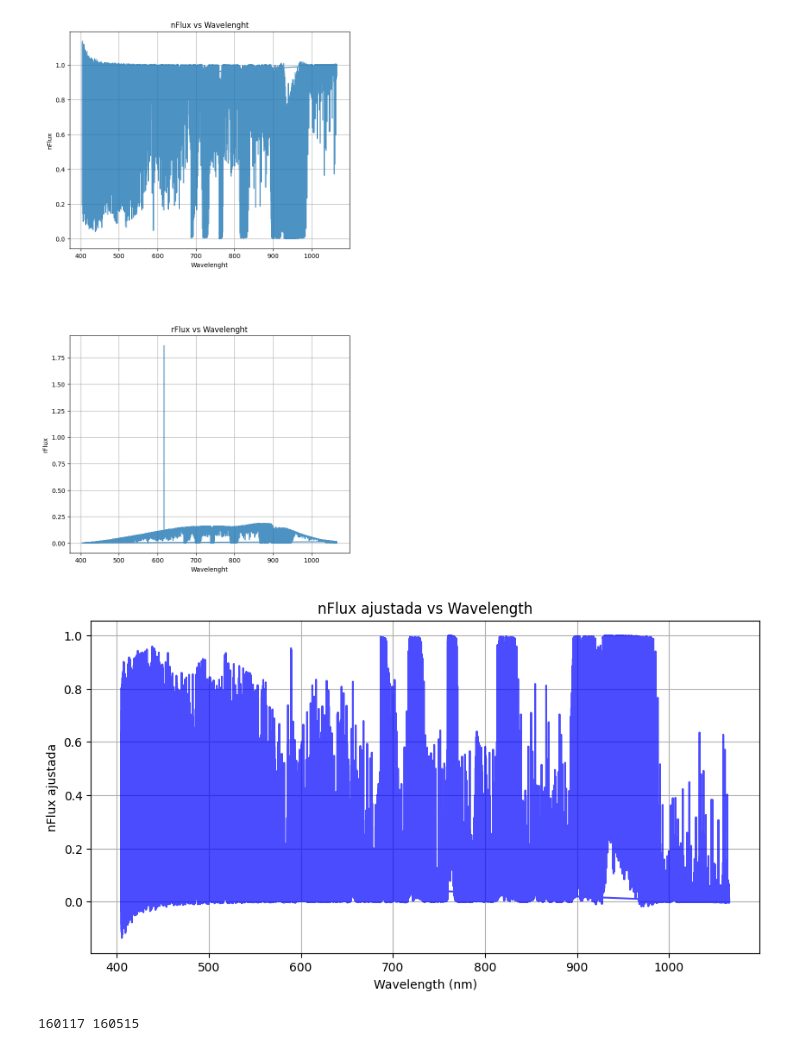
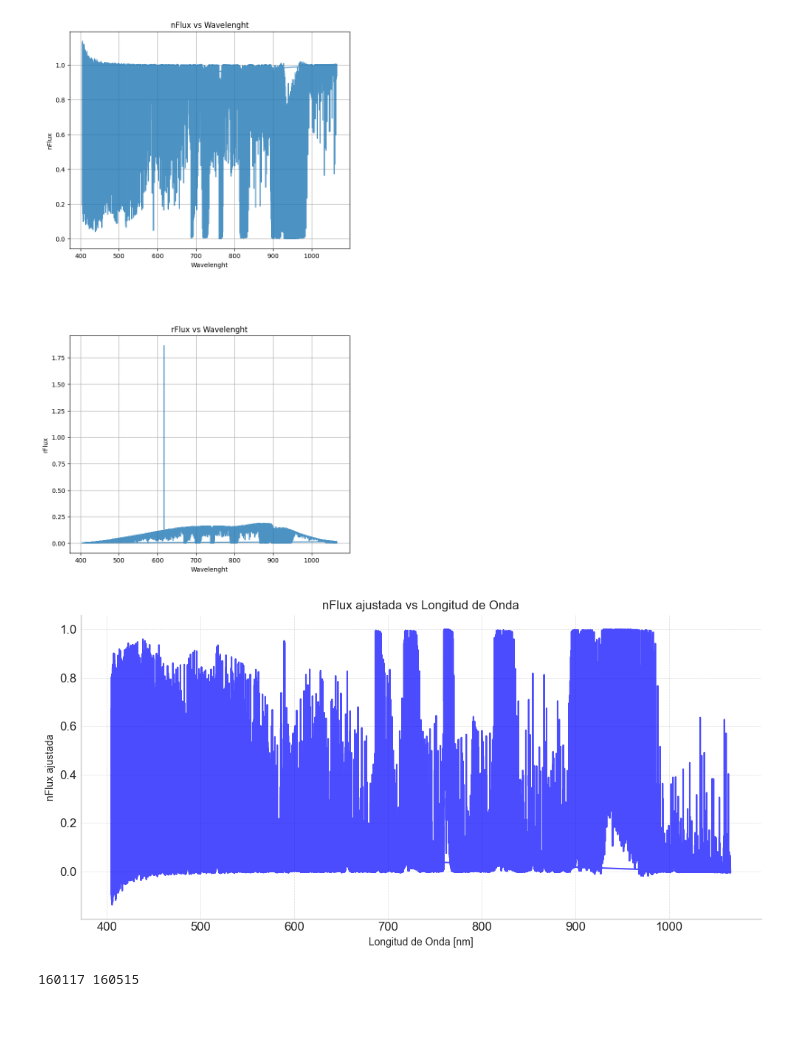
Before and after one commit to EstebanFuentesS/Proyecto-Teorico-202501, a Jupyter notebook: segundas_lineas.ipynb, the cells around one changed output. Drawn from its saved outputs; the diff is of its cells as text; code cells hidden in the pictures; blank space fills up the shorter version.

```diff
--- a/segundas_lineas.ipynb
+++ b/segundas_lineas.ipynb
@@ -81,19 +81,29 @@ plt.show()
 [figure]
 # %%
 #Invertir Espectro
+plt.style.use('seaborn-v0_8-whitegrid')
+
 df2["nFlux_ajustada"] = 1 - df2["nFlux"]
 
-plt.figure(figsize=(10, 5))
-plt.plot(df2["Wave"], df2["nFlux_ajustada"], color='blue', alpha=0.7)
+fig, ax = plt.subplots(figsize=(10, 5))
 
-plt.xlabel("Wavelength (nm)")
-plt.ylabel("nFlux ajustada")
-plt.title("nFlux ajustada vs Wavelength")
-plt.grid(True)
+ax.plot(df2["Wave"], df2["nFlux_ajustada"], color='blue', alpha=0.7)
 
+ax.set_xlabel("Longitud de Onda [nm]")
+ax.set_ylabel("nFlux ajustada")
+ax.set_title("nFlux ajustada vs Longitud de Onda")
+ax.grid(True)
+
+ax.grid(True, linestyle='--', linewidth=0.5, alpha=0.7)
+ax.spines['top'].set_visible(False)
+ax.spines['right'].set_visible(False)
+ax.tick_params(axis='both', which='major', labelsize=12)
+
+plt.tight_layout()
+plt.savefig('Flujo Normalizado vs Longitud de Onda.png', dpi=300, bbox_inches='tight')
 plt.show()
 # %% [output]
-[figure, old version]
+[figure, new version]
 # %%
 #Encontrar Indices de dos Valores de Lambda
 arriba = np.abs(df2["Wave"] - 1000).argmin()
```
Also changed, not shown: parts of 7 cells of this notebook, 14 other files.
